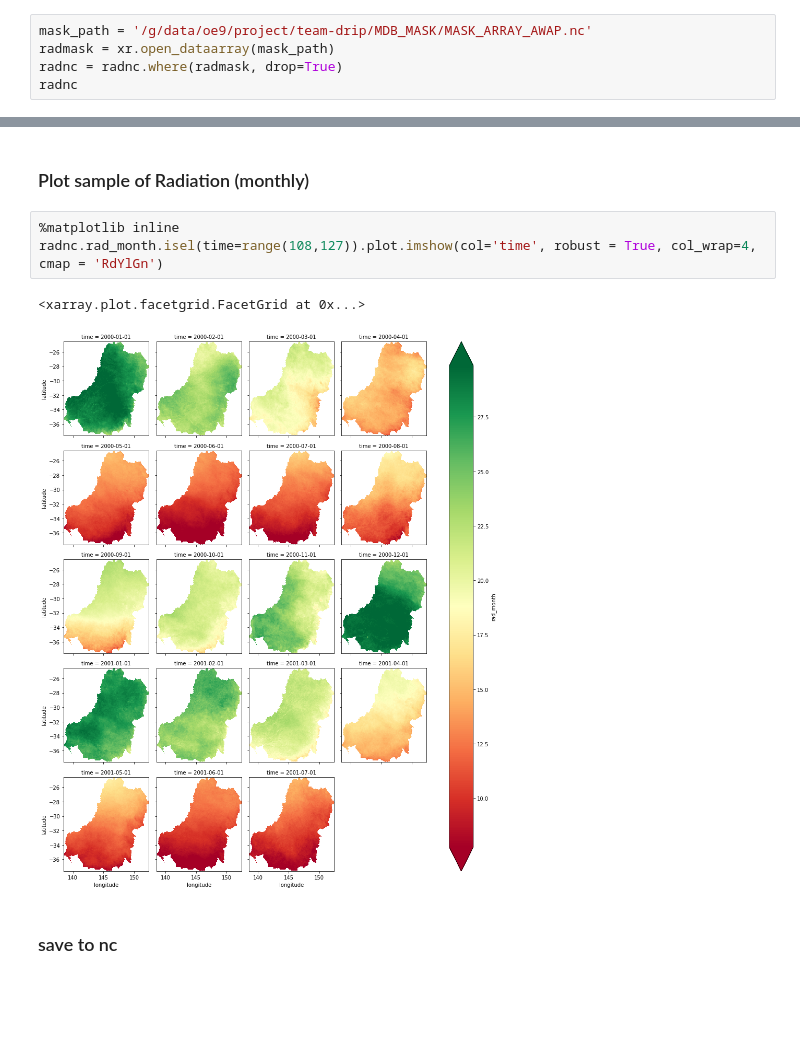
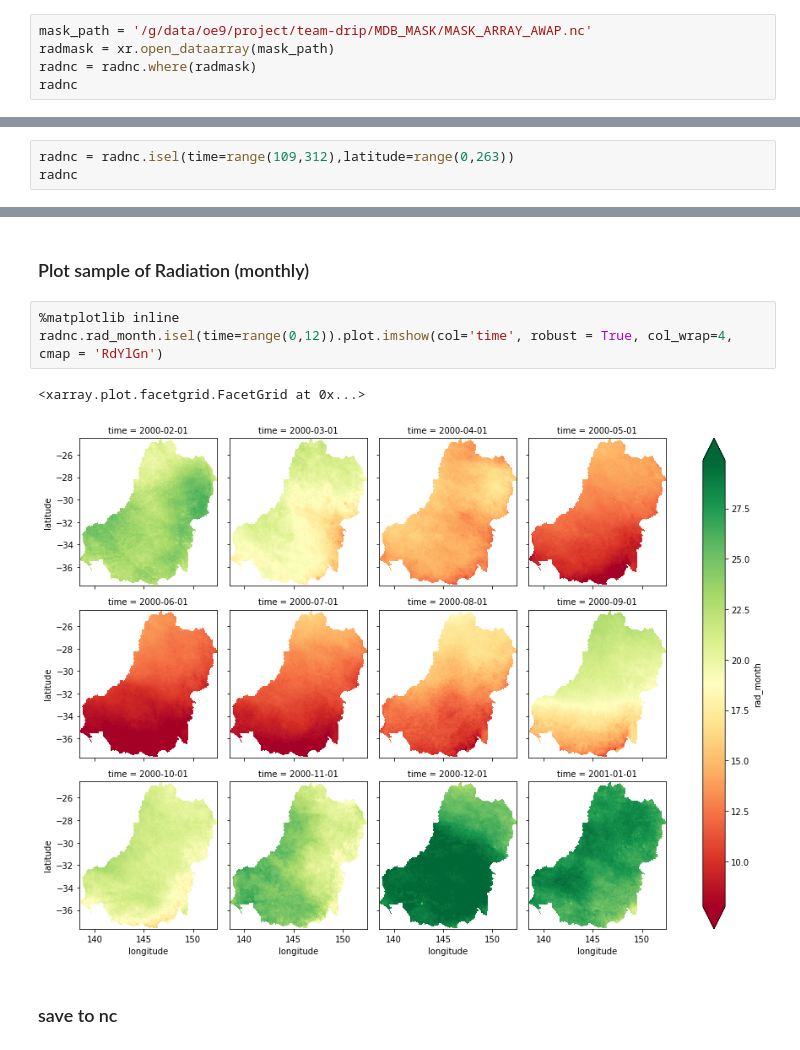
Before and after one commit to ozewex/team-drip, a Jupyter notebook: notebooks/gr/GR_Rs_AWAP_TS_analysis.ipynb, the cells around one changed output, grey strips where cells are left out. Saved outputs shown, nothing was run; the diff lists cells and outputs as text; blank space fills up the shorter version.

```diff
--- a/notebooks/gr/GR_Rs_AWAP_TS_analysis.ipynb
+++ b/notebooks/gr/GR_Rs_AWAP_TS_analysis.ipynb
@@ -27,7 +27,7 @@ Data variables:
 # %%
 mask_path = '/g/data/oe9/project/team-drip/MDB_MASK/MASK_ARRAY_AWAP.nc'
 radmask = xr.open_dataarray(mask_path)
-radnc = radnc.where(radmask, drop=True)
+radnc = radnc.where(radmask)
 radnc
 # %% [output]
 <xarray.Dataset>
@@ -42,3 +42,6 @@ Data variables:
     lat_bounds  (time, latitude, nv, longitude) float64 nan nan nan nan nan ...
     lon_bounds  (time, longitude, nv, latitude) float64 nan nan nan nan nan ...
     rad_month   (time, latitude, longitude) float64 nan nan nan nan nan nan ...
+# %%
+radnc = radnc.isel(time=range(109,312),latitude=range(0,263))
+radnc
@@ -46,10 +62,10 @@ Data variables:
 ### Plot sample of Radiation (monthly)
 # %%
 %matplotlib inline
-radnc.rad_month.isel(time=range(108,127)).plot.imshow(col='time', robust = True, col_wrap=4, cmap = 'RdYlGn')
+radnc.rad_month.isel(time=range(0,12)).plot.imshow(col='time', robust = True, col_wrap=4, cmap = 'RdYlGn')
 # %% [output]
 <xarray.plot.facetgrid.FacetGrid at 0x...>
-[figure, old version]
+[figure, new version]
 # %% [markdown]
 ### save to nc
 # %%
```
Also changed, not shown: parts of 2 cells of this notebook, 7 other files.
